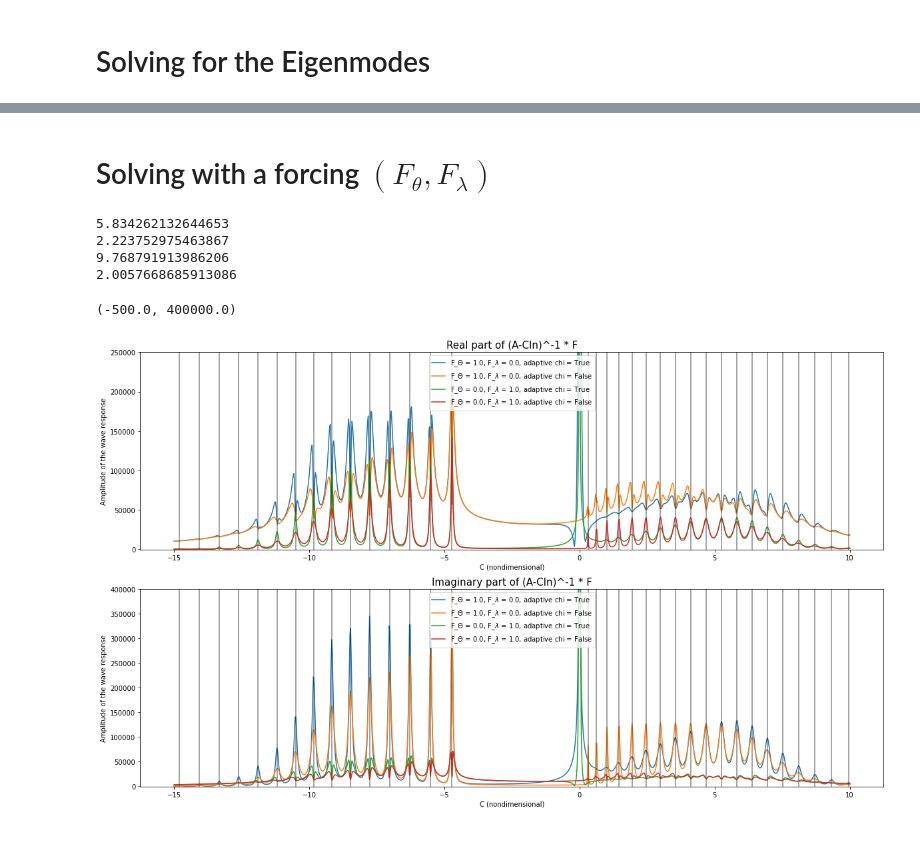
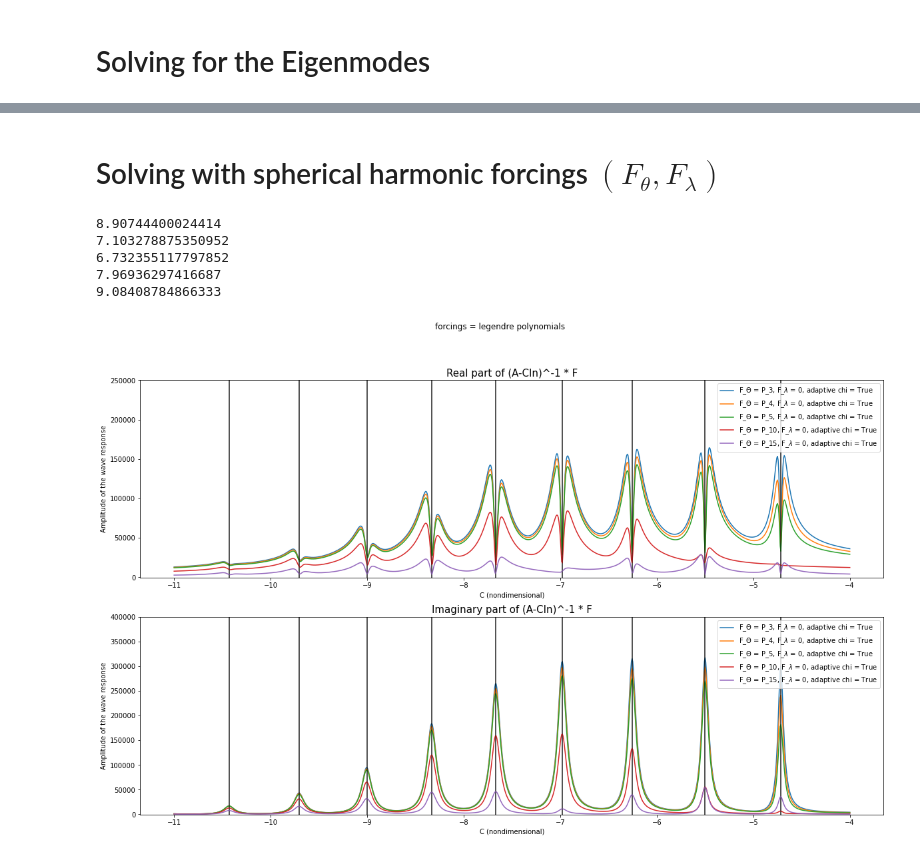
Before and after one commit to qnicolas/macwaves, a Jupyter notebook: hlMACWaves.ipynb, the cells around one changed output, grey strips where cells are left out. Drawn from its saved outputs; the diff is of its cells as text; code cells hidden in the pictures.

```diff
--- a/hlMACWaves.ipynb
+++ b/hlMACWaves.ipynb
@@ -30,10 +32,10 @@ Omega = 0.7292e-4;                 # Earth's rotation rate (s^-1)
 N = Np*Omega                       # Layer Brunt-Vaisala frequency (s^-1)
 k = np.pi/H                        # vertical wavenumber
 
-ngrid = 160                        # number of grid points in latitude (equator to pole)
+ngrid = 200                        # number of grid points in latitude (pole to pole)
 
 ##### DERIVED PARAMETERS #####
-# evaluate diffuion factor using estimate of omega
+# evaluate diffusion factor using estimate of omega
 chi = 1  +  eta * k**2 * 1j / omega0
 M = B**2 * k**4 * R**2 / (rho * mu * N**2 * chi)
 Cp = 2*Omega * k**2 * R**2 / N**2
@@ -62,7 +72,7 @@ def firstDerivative(y):
 
 def sety(ngrid):
     """Sets the grid (ngrid points between -1 and 1, without the boundaries)"""
-    return np.linspace(0.,1.,ngrid+2)[1:-1] #exclude the -1 and 1 bounds to avoid divisions by 0
+    return np.linspace(-1.,1.,ngrid+2)[1:-1] #exclude the -1 and 1 bounds to avoid divisions by 0
 
 def setA(ngrid,m,M):
     """ Sets matrix A of the eigenvalue problem (A - C*In)x = 0"""
@@ -79,11 +89,11 @@ def modesy(A,C0):
     w,v = spl.eig(A)
     i = np.argmin((np.real(w) - C0)**2)
 
-    # Plot the eigenvalues
-    plt.plot(np.real(w))
-    plt.axhline(0.)
-    plt.ylim(-100,100)
-    plt.title("Eigenvalues")
+    ## Plot the eigenvalues
+    #plt.plot(np.real(w))
+    #plt.axhline(0.)
+    #plt.ylim(-100,100)
+    #plt.title("Eigenvalues")
 
     # Return the frequency that is closest to the initial estimate
     omega = w[i]/Cp
@@ -127,2 +217,2 @@ Quality factor : 69.34
 # %% [markdown]
-# Solving with a forcing $(F_\theta,F_\lambda)$
+# Solving with spherical harmonic forcings $(F_\theta,F_\lambda)$
@@ -179,15 +219,17 @@ def plotResponses(ax,ngrid,m,M,F,Ftheta,Flambda,adaptchi=True,bounds=[-20,20]):
 # %%
-_,ax=plt.subplots(2,1,figsize=(20,12))
-plotResponses(ax,ngrid,m,M,1,1,0,adaptchi=True ,bounds=[-15.,10.])
-plotResponses(ax,ngrid,m,M,1,1,0,adaptchi=False,bounds=[-15.,10.])
-plotResponses(ax,ngrid,m,M,1,0,1,adaptchi=True ,bounds=[-15.,10.])
-plotResponses(ax,ngrid,m,M,1,0,1,adaptchi=False,bounds=[-15.,10.])
+fig,ax=plt.subplots(2,1,figsize=(20,12))
+plotResponses(ax,ngrid,m,M,1,legendre(3)(sety(ngrid)) ,0,"P_3" ,"0",adaptchi=True ,bounds=[-11.,-4.])
+plotResponses(ax,ngrid,m,M,1,legendre(4)(sety(ngrid)) ,0,"P_4" ,"0",adaptchi=True ,bounds=[-11.,-4.])
+plotResponses(ax,ngrid,m,M,1,legendre(5)(sety(ngrid)) ,0,"P_5" ,"0",adaptchi=True ,bounds=[-11.,-4.])
+plotResponses(ax,ngrid,m,M,1,legendre(10)(sety(ngrid)),0,"P_10","0",adaptchi=True ,bounds=[-11.,-4.])
+plotResponses(ax,ngrid,m,M,1,legendre(15)(sety(ngrid)),0,"P_15","0",adaptchi=True ,bounds=[-11.,-4.])
 ax[0].set_ylim(-5e2,2.5e5);ax[1].set_ylim(-5e2,4e5)
+fig.suptitle("forcings = legendre polynomials");None
 # %% [output]
-5.834262132644653
-2.223752975463867
-9.768791913986206
-2.0057668685913086
+8.90744400024414
+7.103278875350952
+6.732355117797852
+7.96936297416687
+9.08408784866333
-(-500.0, 400000.0)
-[figure, old version]
+[figure, new version]
 # %%
```
Also changed, not shown: parts of 11 cells of this notebook, 6 other files.
